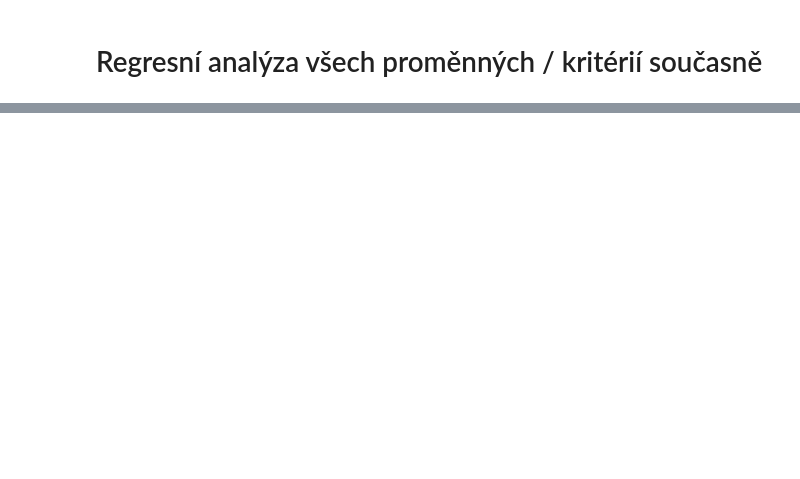
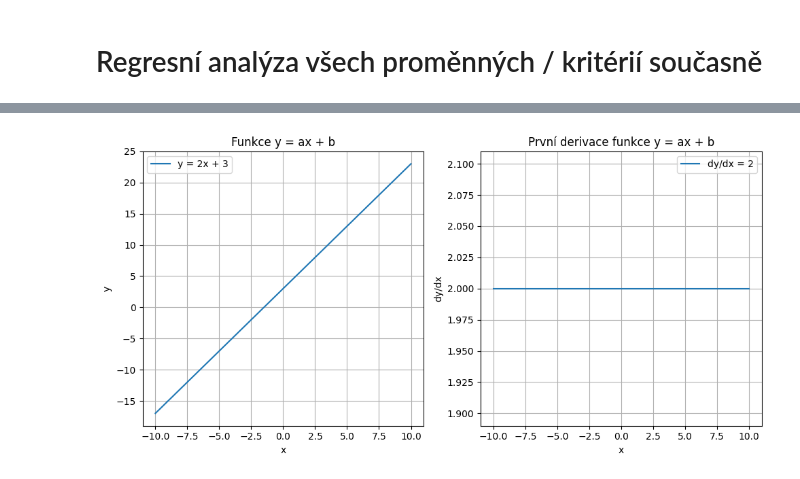
Before and after one commit to John-Bugler/Statistics-data-analysis-google-colab-, a Jupyter notebook: regresni_analyza_dat.ipynb, the cells around one changed output, grey strips where cells are left out. Saved outputs shown, nothing was run; the diff lists cells and outputs as text; code cells hidden in the pictures; blank space fills up the shorter version.

```diff
--- a/regresni_analyza_dat.ipynb
+++ b/regresni_analyza_dat.ipynb
@@ -473,0 +493,42 @@ display(HTML(output_html))
+# %%
+import numpy as np
+import matplotlib.pyplot as plt
+
+# Definice koeficientů a a b
+a = 2
+b = 3
+
+# Definice rozsahu x
+x = np.linspace(-10, 10, 100)
+
+# Funkce y = ax + b
+y = a*x + b
+
+# První derivace funkce y = ax + b
+dy_dx = np.full_like(x, a)
+
+# Vytvoření grafu
+plt.figure(figsize=(10, 5))
+
+# Graf funkce y = ax + b
+plt.subplot(1, 2, 1)
+plt.plot(x, y, label=f'y = {a}x + {b}')
+plt.xlabel('x')
+plt.ylabel('y')
+plt.title('Funkce y = ax + b')
+plt.grid(True)
+plt.legend()
+
+# Graf první derivace funkce y = ax + b
+plt.subplot(1, 2, 2)
+plt.plot(x, dy_dx, label=f'dy/dx = {a}')
+plt.xlabel('x')
+plt.ylabel('dy/dx')
+plt.title('První derivace funkce y = ax + b')
+plt.grid(True)
+plt.legend()
+
+plt.tight_layout()
+plt.show()
+# %% [output]
+[figure, added]
```
Also changed, not shown: parts of 2 cells of this notebook.
